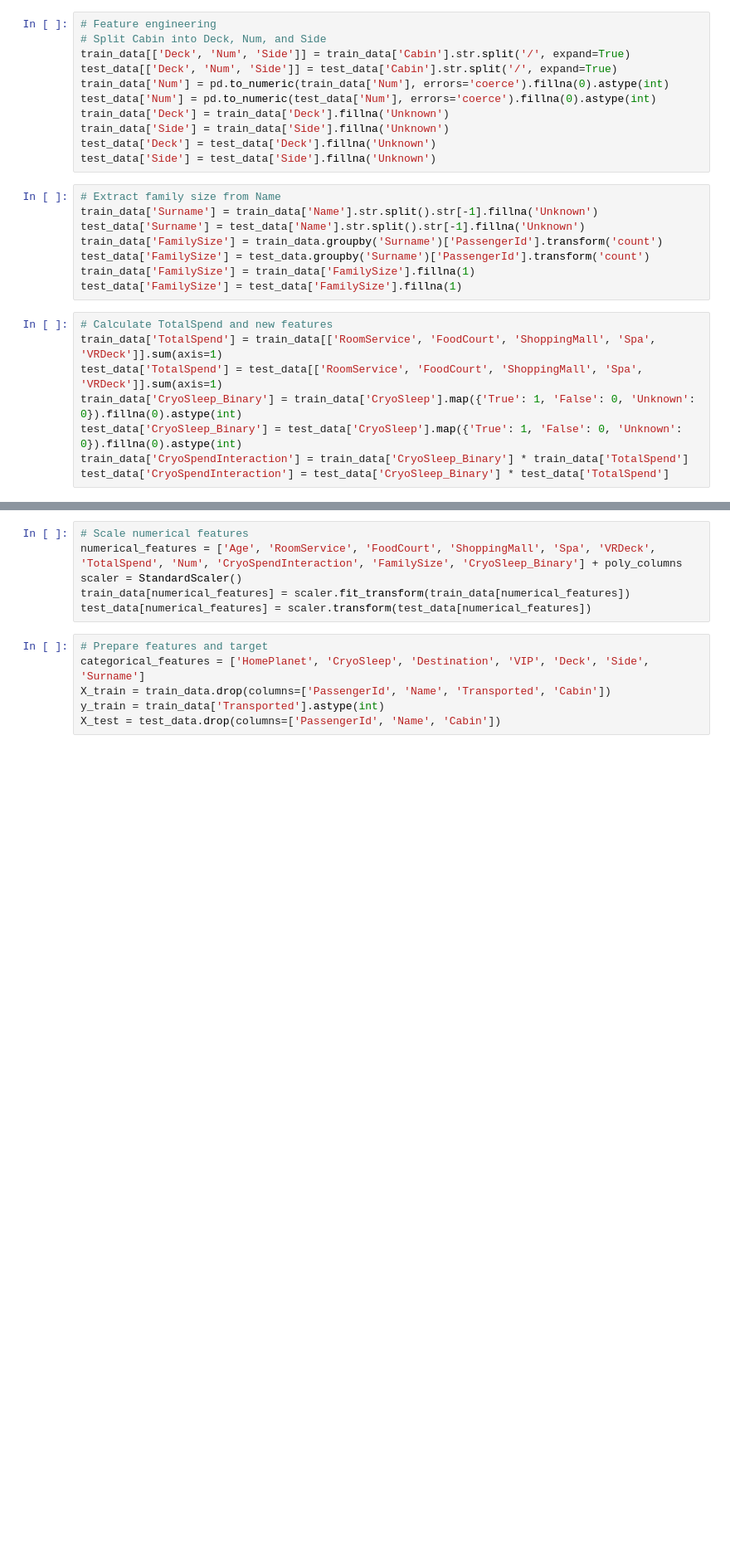
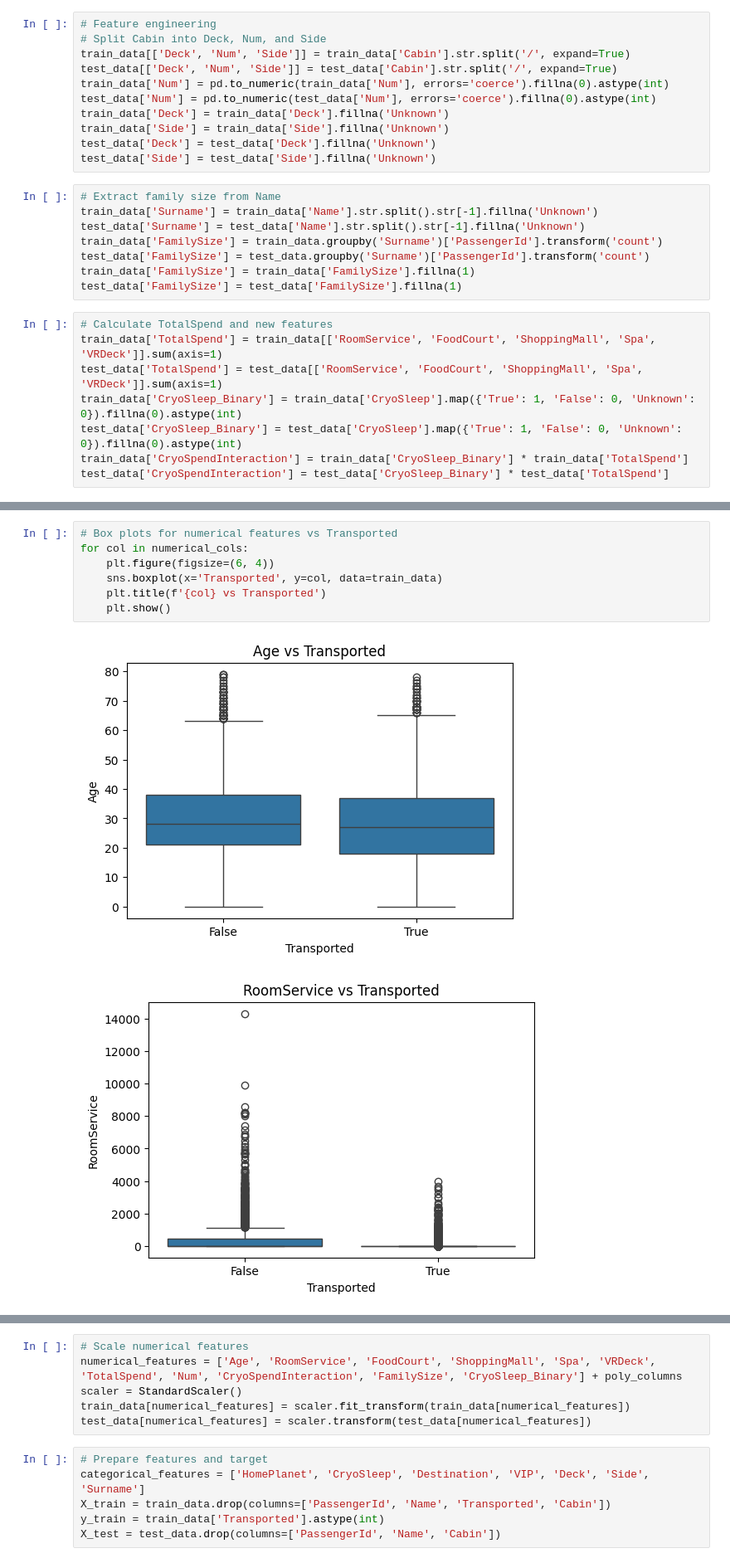
Before and after one commit to kagglechallengegroup18/Kaggle_Spaceship_Titanic, a Jupyter notebook: CATBoost.ipynb, the cells around one changed output, grey strips where cells are left out. Shown at 83% size. Drawn from its saved outputs; the diff is of its cells as text; blank space fills up the shorter version.

```diff
--- a/CATBoost.ipynb
+++ b/CATBoost.ipynb
@@ -99,0 +157,10 @@ test_data[poly_columns] = poly_test
+# %%
+# Box plots for numerical features vs Transported
+for col in numerical_cols:
+    plt.figure(figsize=(6, 4))
+    sns.boxplot(x='Transported', y=col, data=train_data)
+    plt.title(f'{col} vs Transported')
+    plt.show()
+# %% [output]
+[figure, added]
+[figure, added]
```
Also changed, not shown: parts of 24 cells of this notebook.
